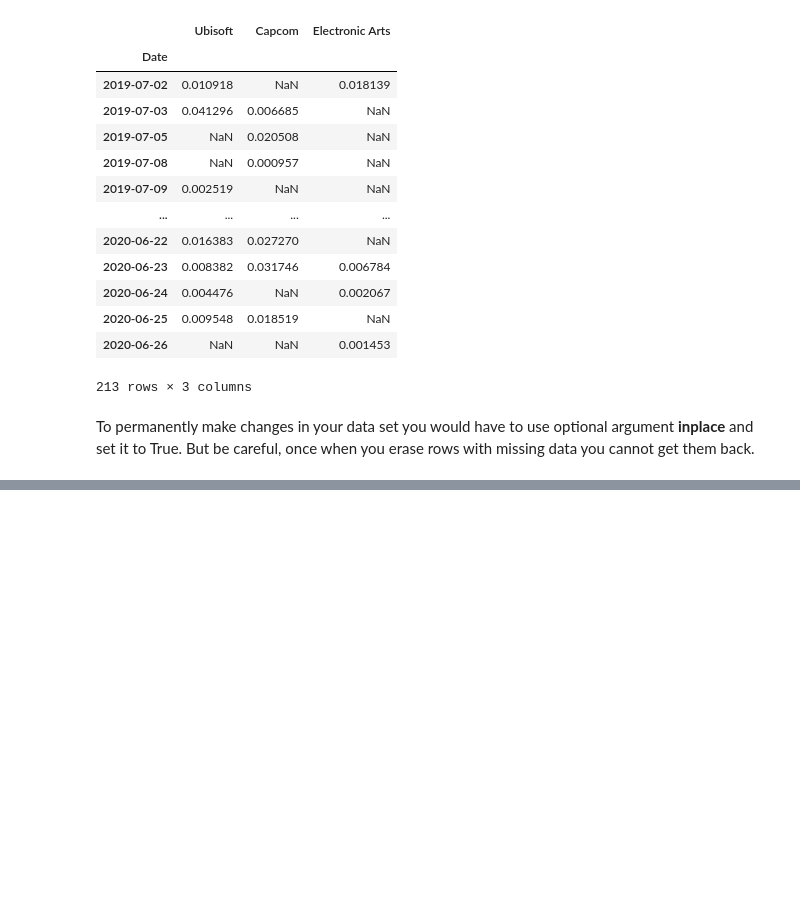
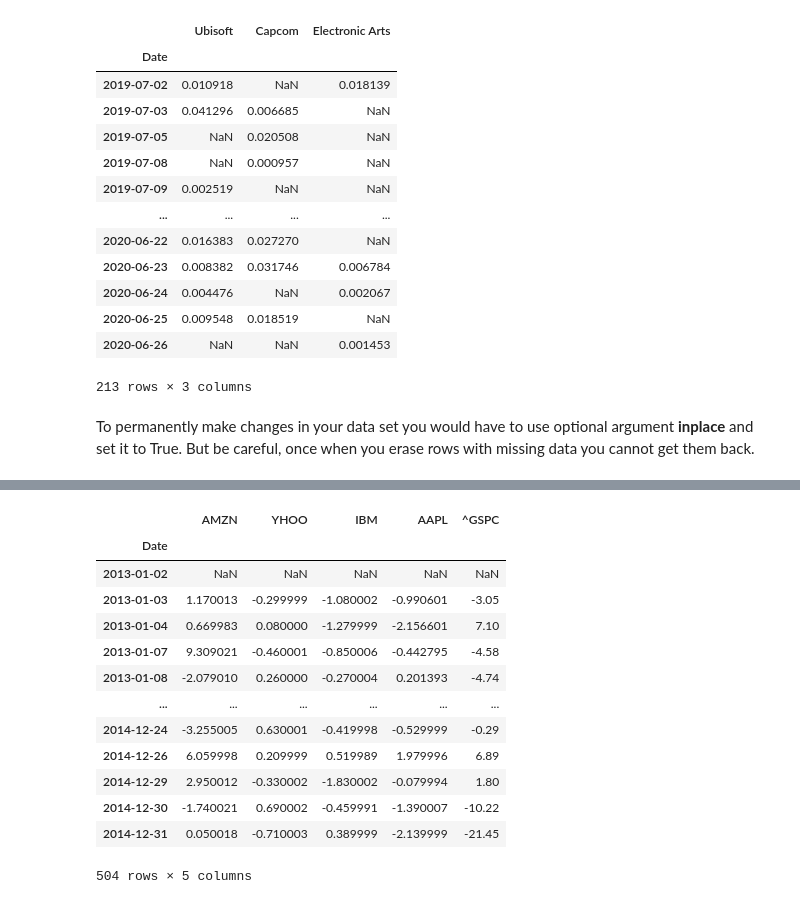
Before and after one commit to raketic-ognjen/Bootcamp_Lesson_8_Introduction-to-Pandas, a Jupyter notebook: bootcamp-lesson-8-introduction-to-pandas.ipynb, the cells around one changed output, grey strips where cells are left out. Saved outputs shown, nothing was run; the diff lists cells and outputs as text; code cells hidden in the pictures; blank space fills up the shorter version.

```diff
--- a/bootcamp-lesson-8-introduction-to-pandas.ipynb
+++ b/bootcamp-lesson-8-introduction-to-pandas.ipynb
@@ -695,0 +886,17 @@ To permanently make changes in your data set you would have to use optional argu
+# %%
+df2.diff()
+# %% [output]
+|  | AMZN | YHOO | IBM | AAPL | ^GSPC |
+| Date |  |  |  |  |  |
+| 2013-01-02 | NaN | NaN | NaN | NaN | NaN |
+| 2013-01-03 | 1.170013 | -0.299999 | -1.080002 | -0.990601 | -3.05 |
+| 2013-01-04 | 0.669983 | 0.080000 | -1.279999 | -2.156601 | 7.10 |
+| 2013-01-07 | 9.309021 | -0.460001 | -0.850006 | -0.442795 | -4.58 |
+| 2013-01-08 | -2.079010 | 0.260000 | -0.270004 | 0.201393 | -4.74 |
+| ... | ... | ... | ... | ... | ... |
+| 2014-12-24 | -3.255005 | 0.630001 | -0.419998 | -0.529999 | -0.29 |
+| 2014-12-26 | 6.059998 | 0.209999 | 0.519989 | 1.979996 | 6.89 |
+| 2014-12-29 | 2.950012 | -0.330002 | -1.830002 | -0.079994 | 1.80 |
+| 2014-12-30 | -1.740021 | 0.690002 | -0.459991 | -1.390007 | -10.22 |
+| 2014-12-31 | 0.050018 | -0.710003 | 0.389999 | -2.139999 | -21.45 |
+504 rows × 5 columns
```
Also changed, not shown: parts of 75 cells of this notebook.
